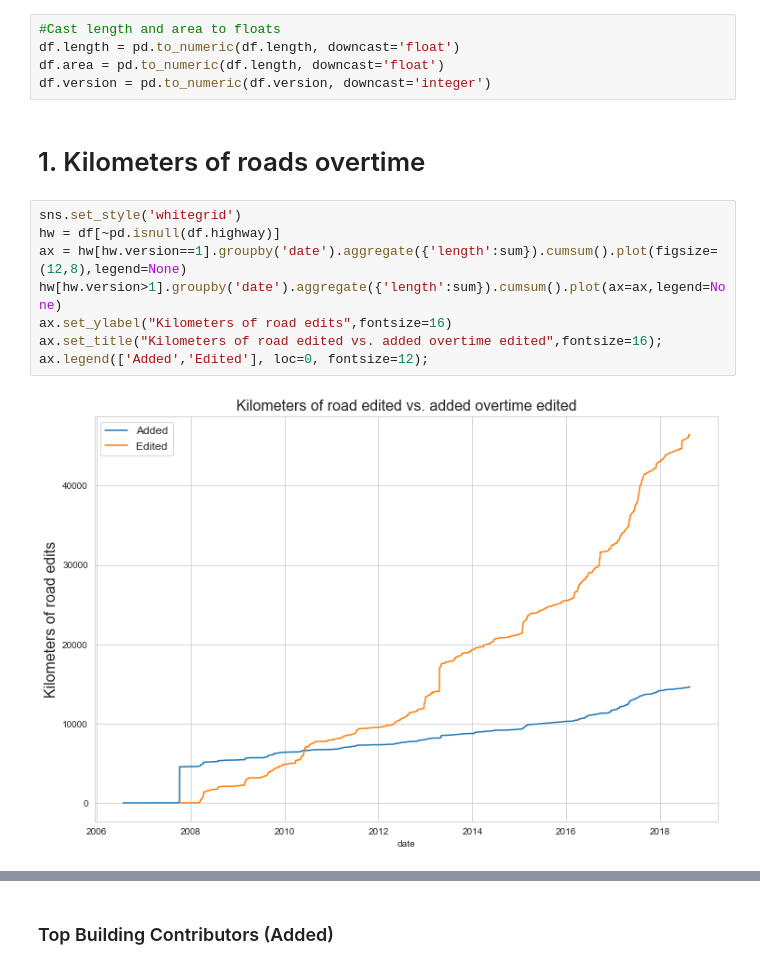
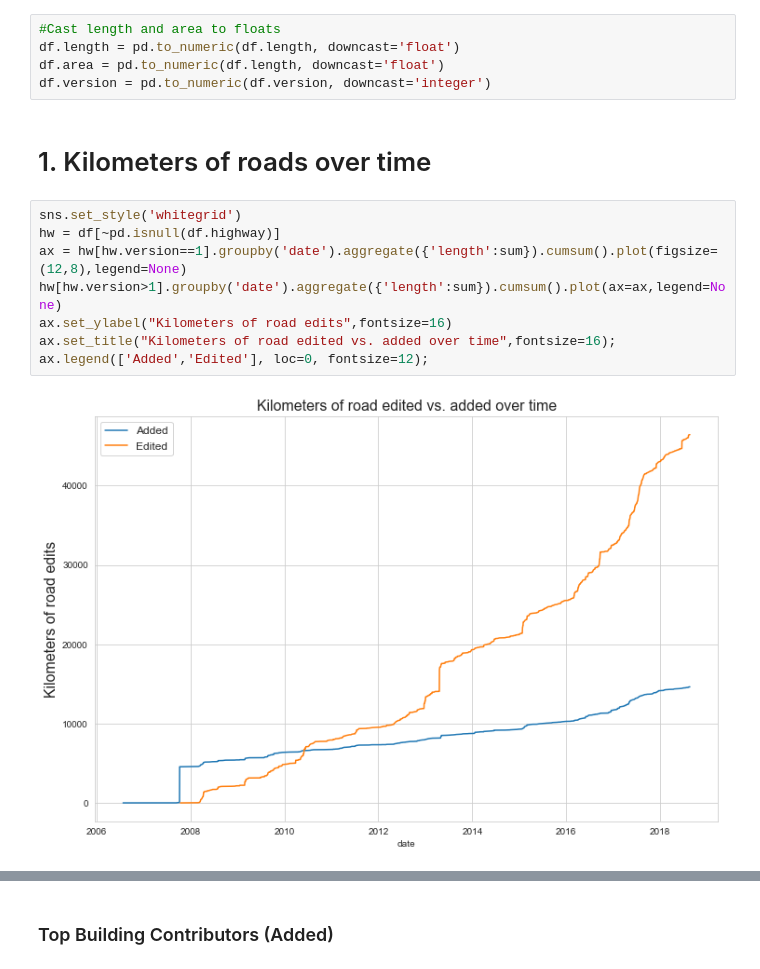
Before and after one commit to jenningsanderson/sotmus-analysis, a Jupyter notebook: analysis/Per-Edit-Analysis.ipynb, the cells around one changed output, grey strips where cells are left out. Saved outputs shown, nothing was run; the diff lists cells and outputs as text.

```diff
--- a/analysis/Per-Edit-Analysis.ipynb
+++ b/analysis/Per-Edit-Analysis.ipynb
@@ -42,14 +42,14 @@ df.length = pd.to_numeric(df.length, downcast='float')
 df.area = pd.to_numeric(df.length, downcast='float')
 df.version = pd.to_numeric(df.version, downcast='integer')
 # %% [markdown]
-# 1. Kilometers of roads overtime
+# 1. Kilometers of roads over time
 # %%
 sns.set_style('whitegrid')
 hw = df[~pd.isnull(df.highway)]
 ax = hw[hw.version==1].groupby('date').aggregate({'length':sum}).cumsum().plot(figsize=(12,8),legend=None)
 hw[hw.version>1].groupby('date').aggregate({'length':sum}).cumsum().plot(ax=ax,legend=None)
 ax.set_ylabel("Kilometers of road edits",fontsize=16)
-ax.set_title("Kilometers of road edited vs. added overtime edited",fontsize=16);
+ax.set_title("Kilometers of road edited vs. added over time",fontsize=16);
 ax.legend(['Added','Edited'], loc=0, fontsize=12);
 # %% [output]
-[figure, old version]
+[figure, new version]
```
Also changed, not shown: parts of 15 cells of this notebook, 6 other files.
